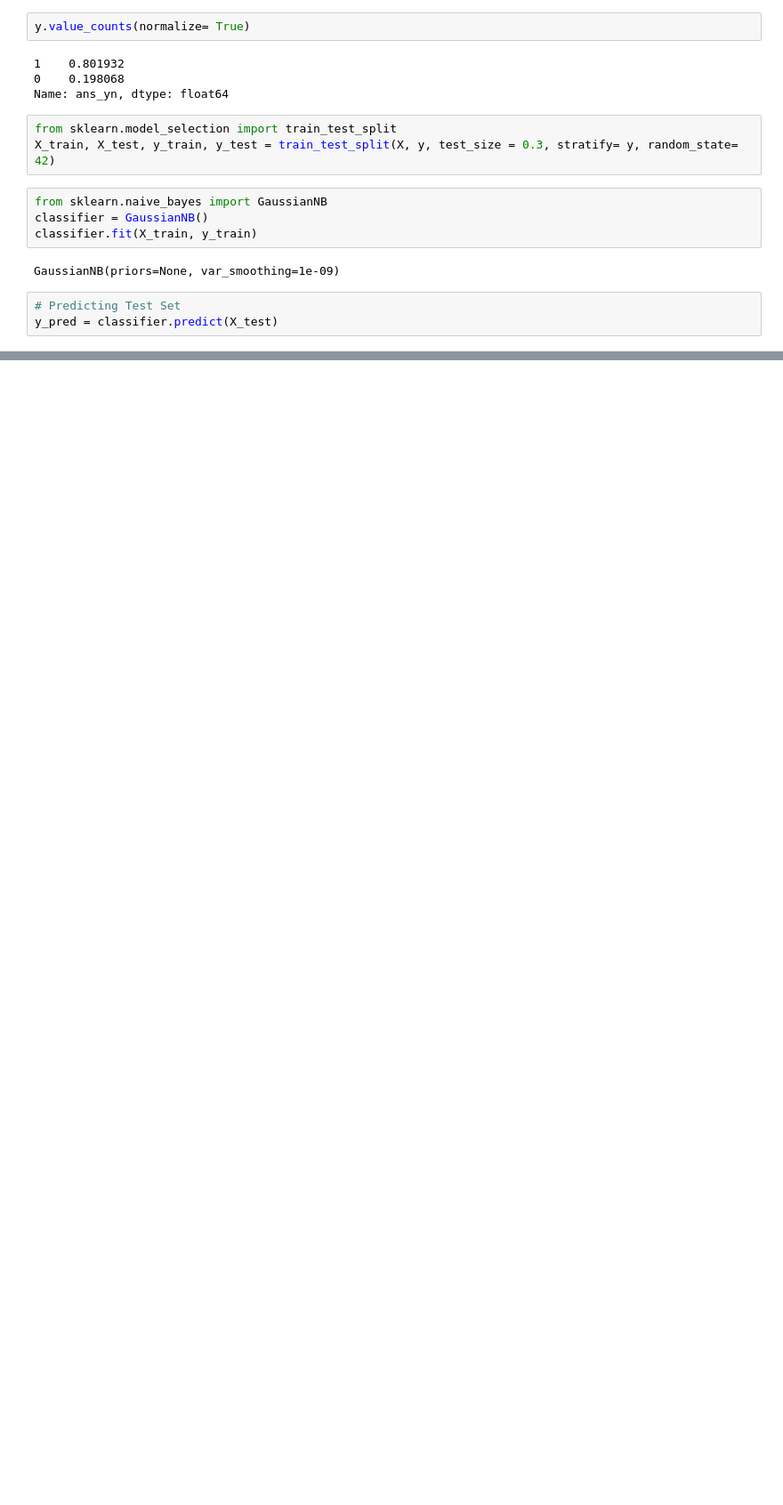
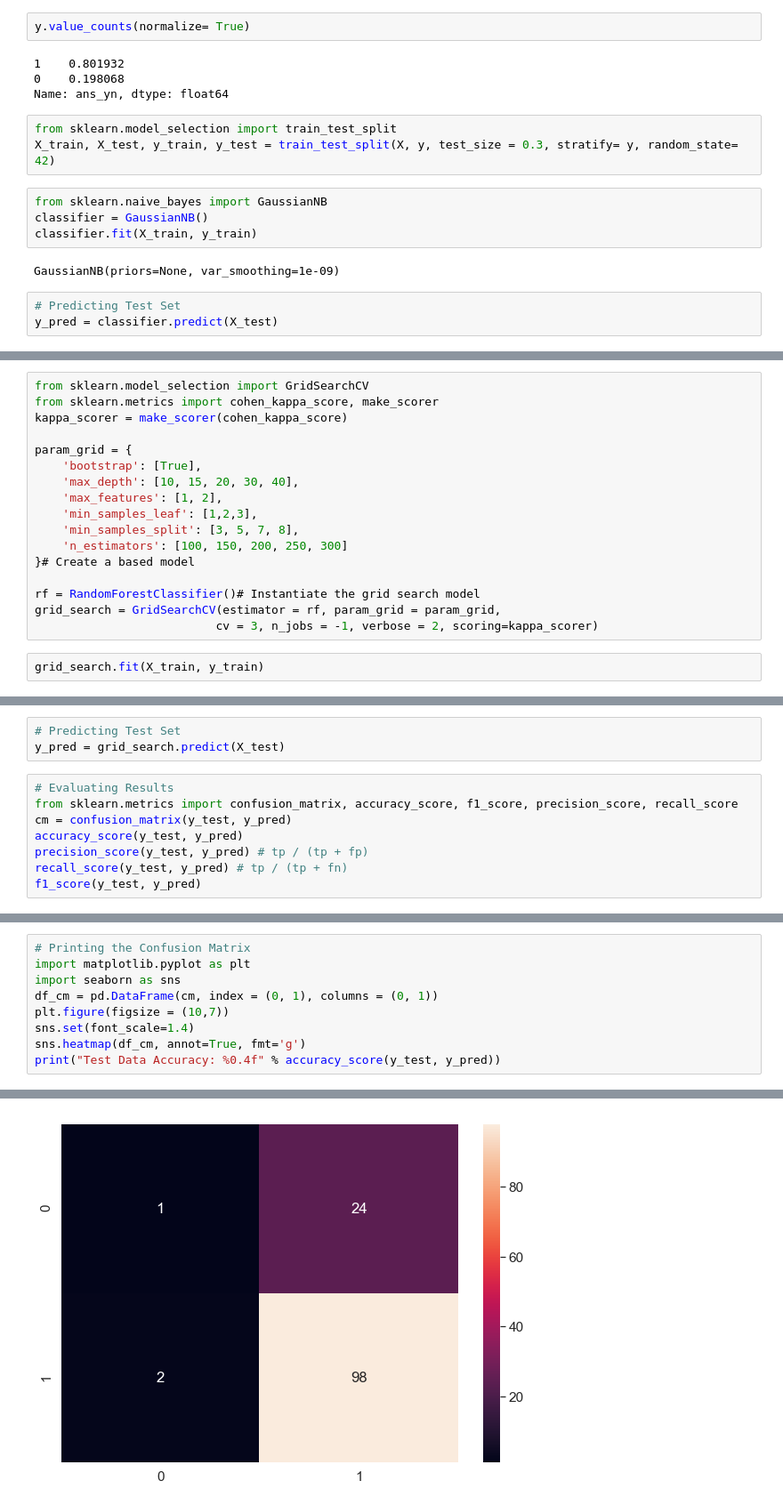
Before and after one commit to prudhvip21/Usecase-Factoid_Question_Answering, a Jupyter notebook: Untitled.ipynb, the cells around one changed output, grey strips where cells are left out. Shown at 89% size. Saved outputs shown, nothing was run; the diff lists cells and outputs as text; blank space fills up the shorter version.

```diff
--- a/Untitled.ipynb
+++ b/Untitled.ipynb
@@ -320,0 +393,19 @@ weighted avg       0.73      0.76      0.74       125
+# %%
+from sklearn.model_selection import GridSearchCV
+from sklearn.metrics import cohen_kappa_score, make_scorer
+kappa_scorer = make_scorer(cohen_kappa_score)
+
+param_grid = {
+    'bootstrap': [True],
+    'max_depth': [10, 15, 20, 30, 40],
+    'max_features': [1, 2],
+    'min_samples_leaf': [1,2,3],
+    'min_samples_split': [3, 5, 7, 8],
+    'n_estimators': [100, 150, 200, 250, 300]
+}# Create a based model
+
+rf = RandomForestClassifier()# Instantiate the grid search model
+grid_search = GridSearchCV(estimator = rf, param_grid = param_grid,
+                          cv = 3, n_jobs = -1, verbose = 2, scoring=kappa_scorer)
+# %%
+grid_search.fit(X_train, y_train)
@@ -320,0 +448,11 @@ weighted avg       0.73      0.76      0.74       125
+# %%
+# Predicting Test Set
+y_pred = grid_search.predict(X_test)
+# %%
+# Evaluating Results
+from sklearn.metrics import confusion_matrix, accuracy_score, f1_score, precision_score, recall_score
+cm = confusion_matrix(y_test, y_pred)
+accuracy_score(y_test, y_pred)
+precision_score(y_test, y_pred) # tp / (tp + fp)
+recall_score(y_test, y_pred) # tp / (tp + fn)
+f1_score(y_test, y_pred)
@@ -320,0 +461,10 @@ weighted avg       0.73      0.76      0.74       125
+# %%
+# Printing the Confusion Matrix
+import matplotlib.pyplot as plt
+import seaborn as sns
+df_cm = pd.DataFrame(cm, index = (0, 1), columns = (0, 1))
+plt.figure(figsize = (10,7))
+sns.set(font_scale=1.4)
+sns.heatmap(df_cm, annot=True, fmt='g')
+print("Test Data Accuracy: %0.4f" % accuracy_score(y_test, y_pred))
+# %% [output]
@@ -320,0 +472 @@ weighted avg       0.73      0.76      0.74       125
+[figure, added]
```
Also changed, not shown: parts of 45 cells of this notebook, 5 other files.
